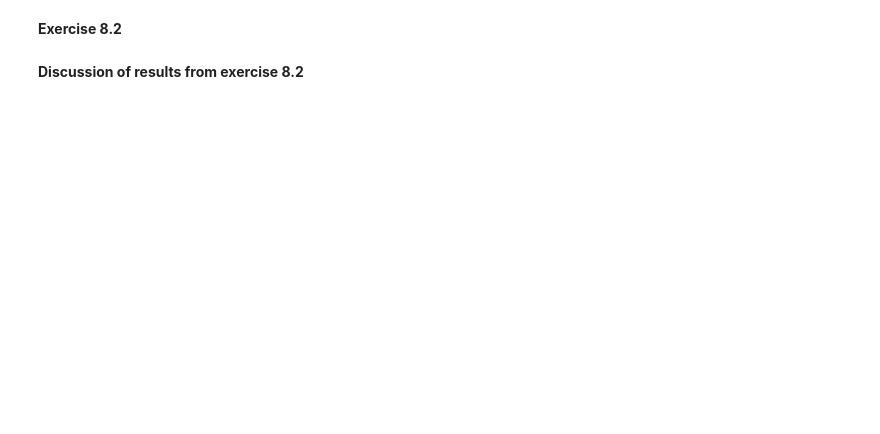
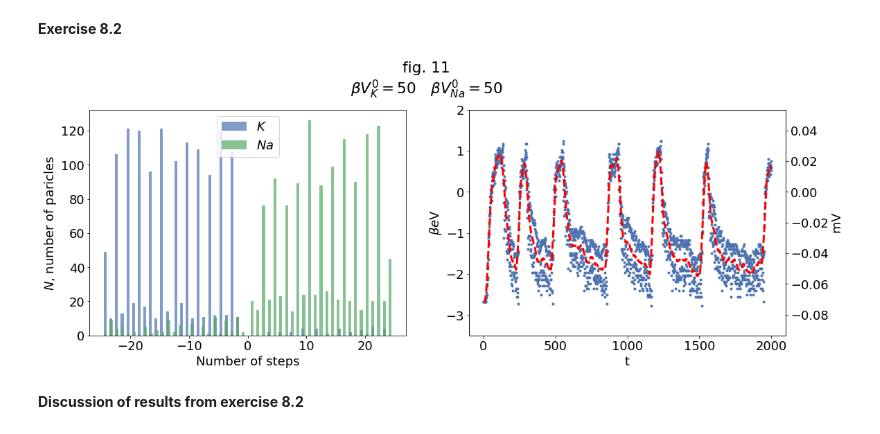
Before and after one commit to martkjoh/VitBer3, a Jupyter notebook: VitBer3.ipynb, the cells around one changed output. Saved outputs shown, nothing was run; the diff lists cells and outputs as text; code cells hidden in the pictures; blank space fills up the shorter version.

```diff
--- a/VitBer3.ipynb
+++ b/VitBer3.ipynb
@@ -536,8 +574,10 @@ plotRWCell(*args, betaV0K, betaV0Na, figNo = 10)
 # %%
 betaV0K = 50
 betaV0Na = 50
-t = 1000
+t = 2000
 args = randomWalkCell(L / 4, NKEnv, NNaEnv, NKCell, NNaCell, betaV0K, betaV0Na, t, pump = True, action = True)
 plotRWCell(*args, betaV0K, betaV0Na, figNo = 11)
+# %% [output]
+[figure, added]
 # %% [markdown]
 **Discussion of results from exercise 8.2**
```
Also changed, not shown: parts of 12 cells of this notebook.
